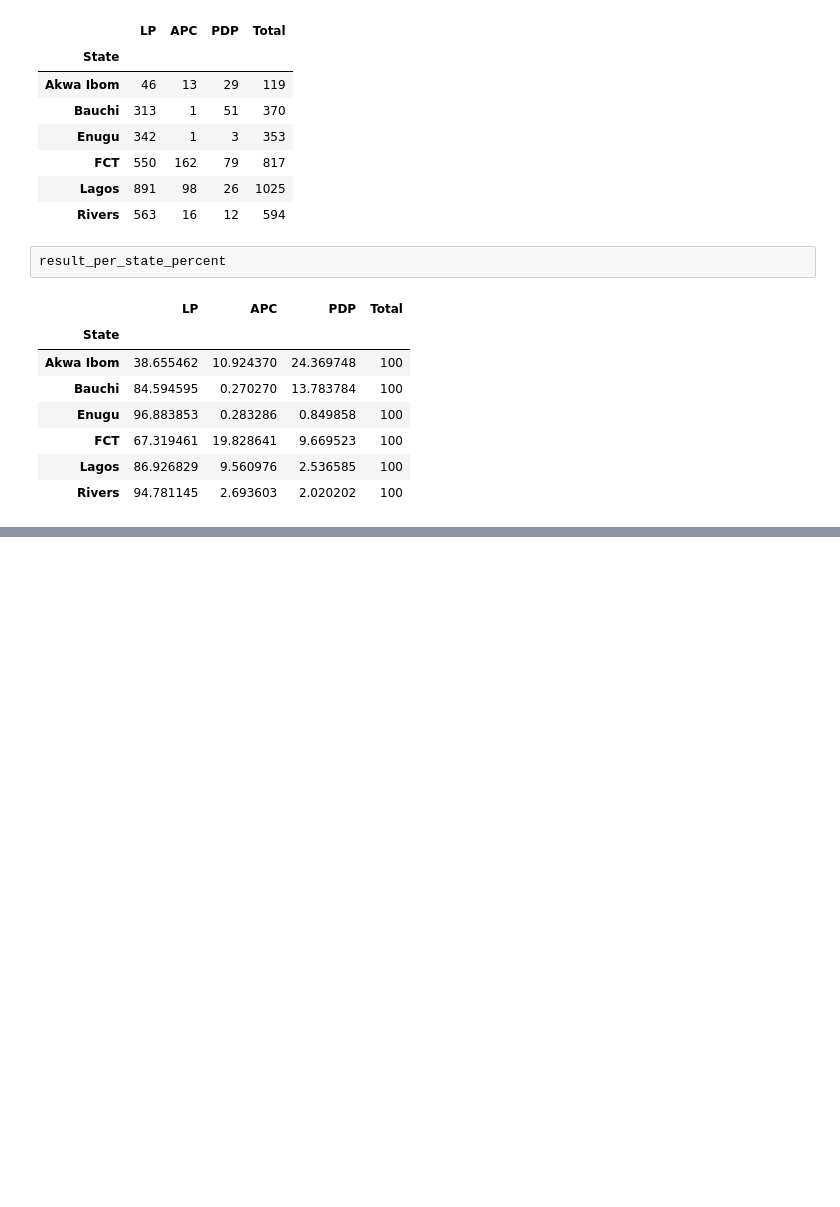
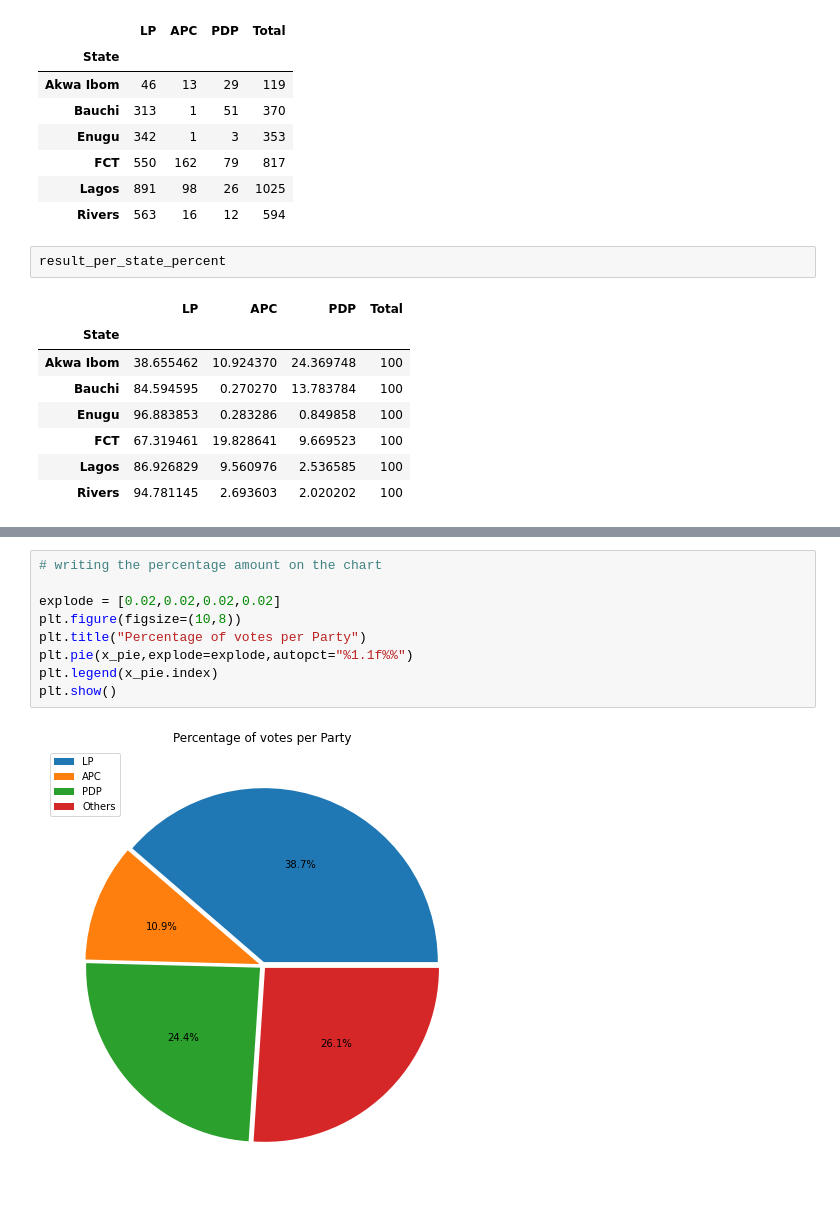
Before and after one commit to Ebuka21/DA_Data_Science_101, a Jupyter notebook: Election 2023 analysis.ipynb, the cells around one changed output, grey strips where cells are left out. Saved outputs shown, nothing was run; the diff lists cells and outputs as text; blank space fills up the shorter version.

```diff
--- a/Election 2023 analysis.ipynb
+++ b/Election 2023 analysis.ipynb
@@ -142,0 +224,11 @@ result_per_state_percent
+# %%
+# writing the percentage amount on the chart
+
+explode = [0.02,0.02,0.02,0.02]
+plt.figure(figsize=(10,8))
+plt.title("Percentage of votes per Party")
+plt.pie(x_pie,explode=explode,autopct="%1.1f%%")
+plt.legend(x_pie.index)
+plt.show()
+# %% [output]
+[figure, added]
```
Also changed, not shown: parts of 14 cells of this notebook.
